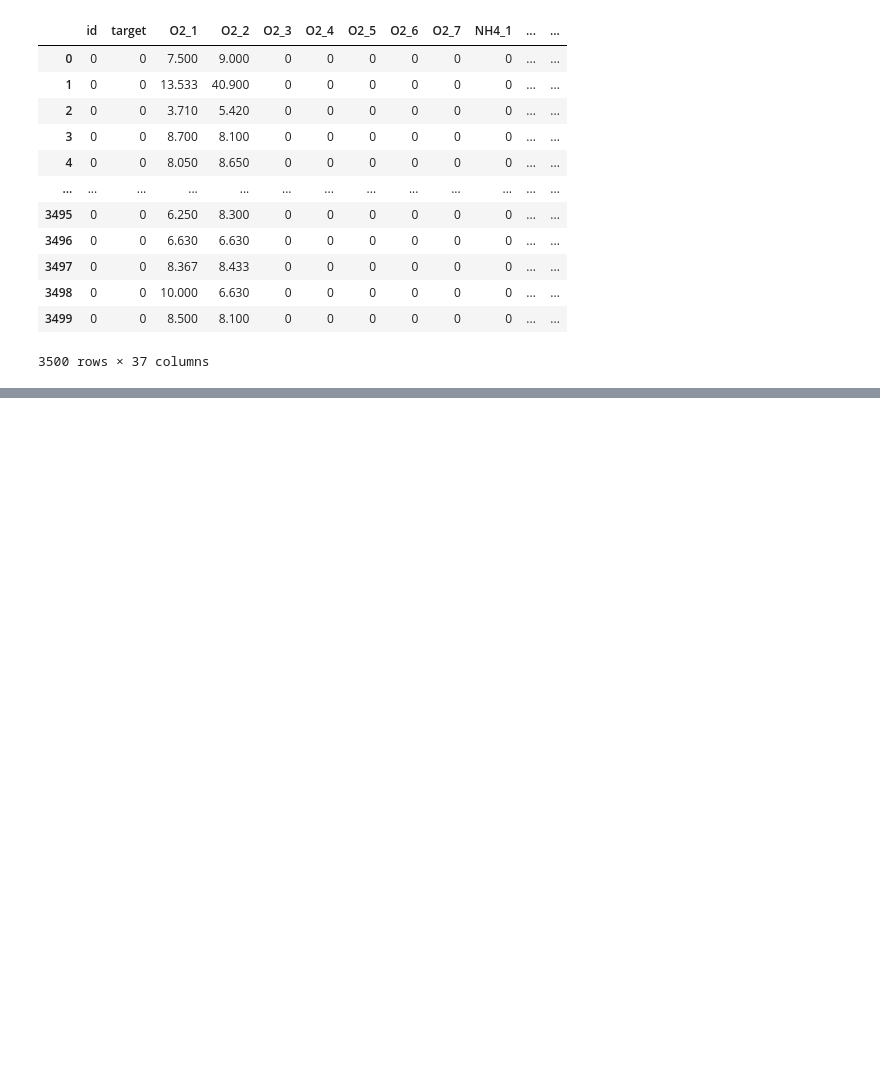
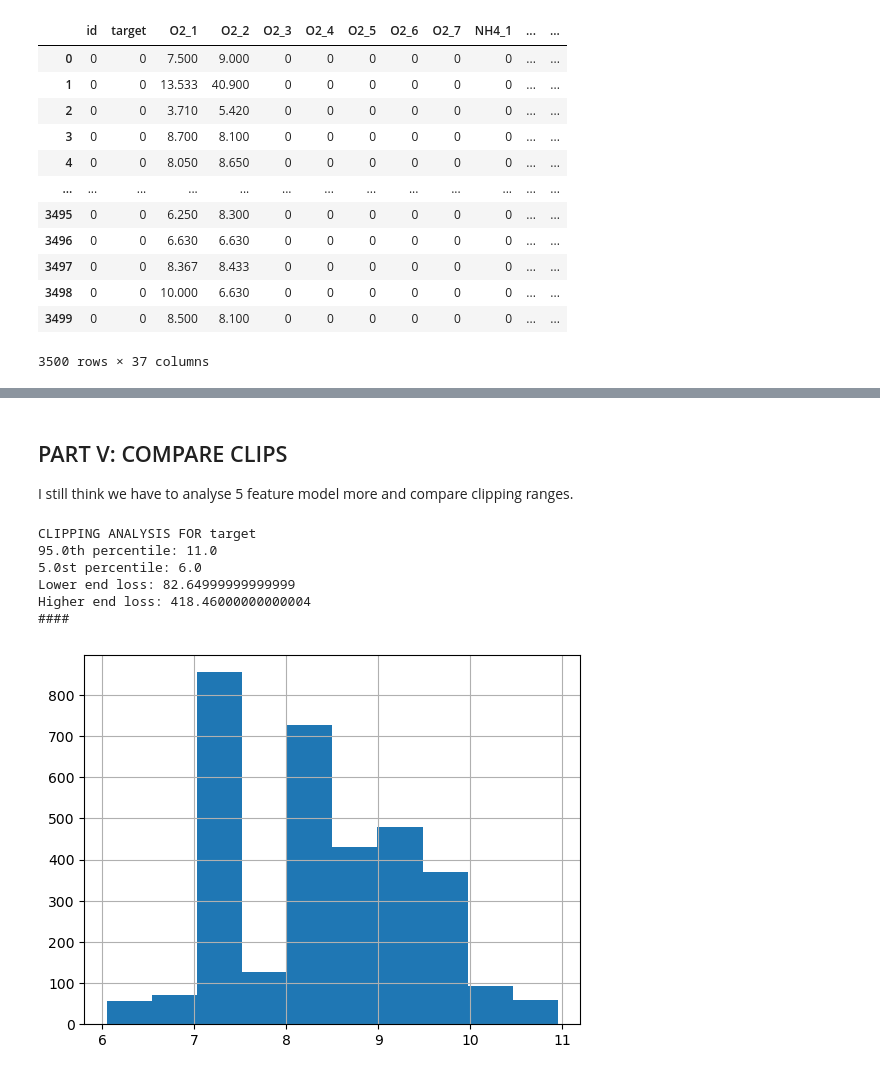
Before and after one commit to ameram/dissolved_o2_augmentation, a Jupyter notebook: playground_3-21.ipynb, the cells around one changed output, grey strips where cells are left out. Cells and saved outputs as stored; diff of their text form; code cells hidden in the pictures; blank space fills up the shorter version.

```diff
--- a/playground_3-21.ipynb
+++ b/playground_3-21.ipynb
@@ -841,0 +881,14 @@ df_ex.to_csv('sub4-clip.csv', index=False)
+# %% [markdown]
+## PART V: COMPARE CLIPS
+
+I still think we have to analyse 5 feature model more and compare clipping ranges.
+# %%
+clip_analysis(y_full, p_low=.05, p_high =.95)
+# %% [output]
+CLIPPING ANALYSIS FOR target
+95.0th percentile: 11.0
+5.0st percentile: 6.0
+Lower end loss: 82.64999999999999
+Higher end loss: 418.46000000000004
+####
+[figure, added]
```
Also changed, not shown: parts of 59 cells of this notebook.
